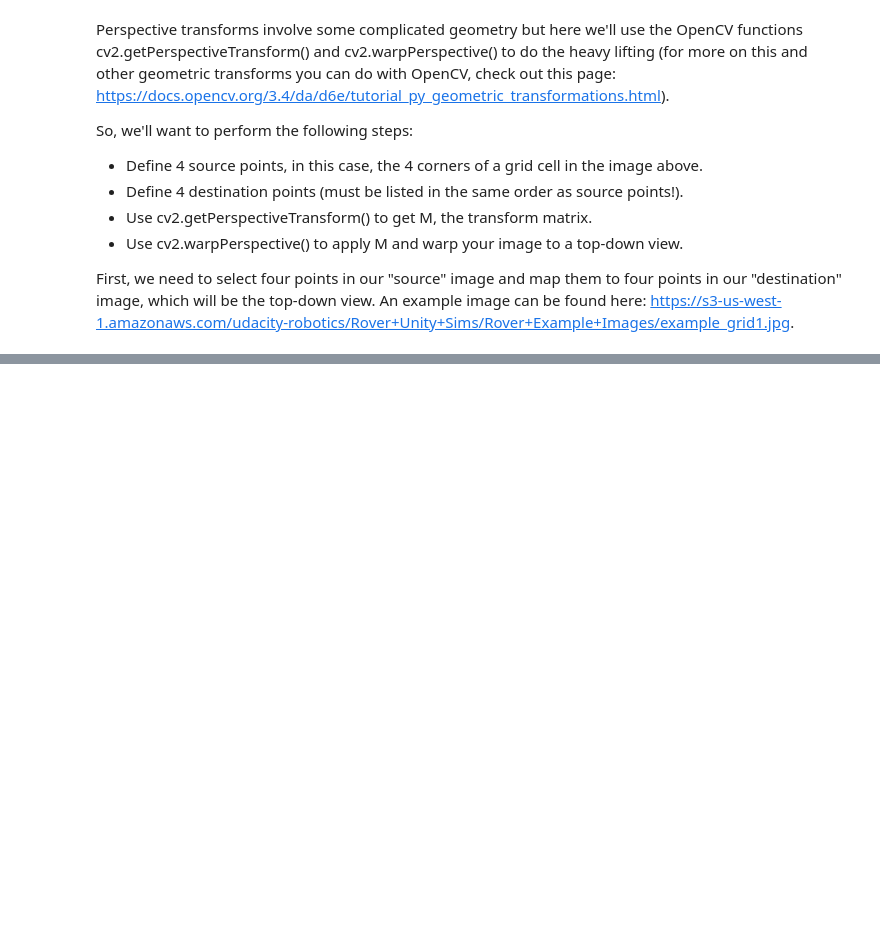
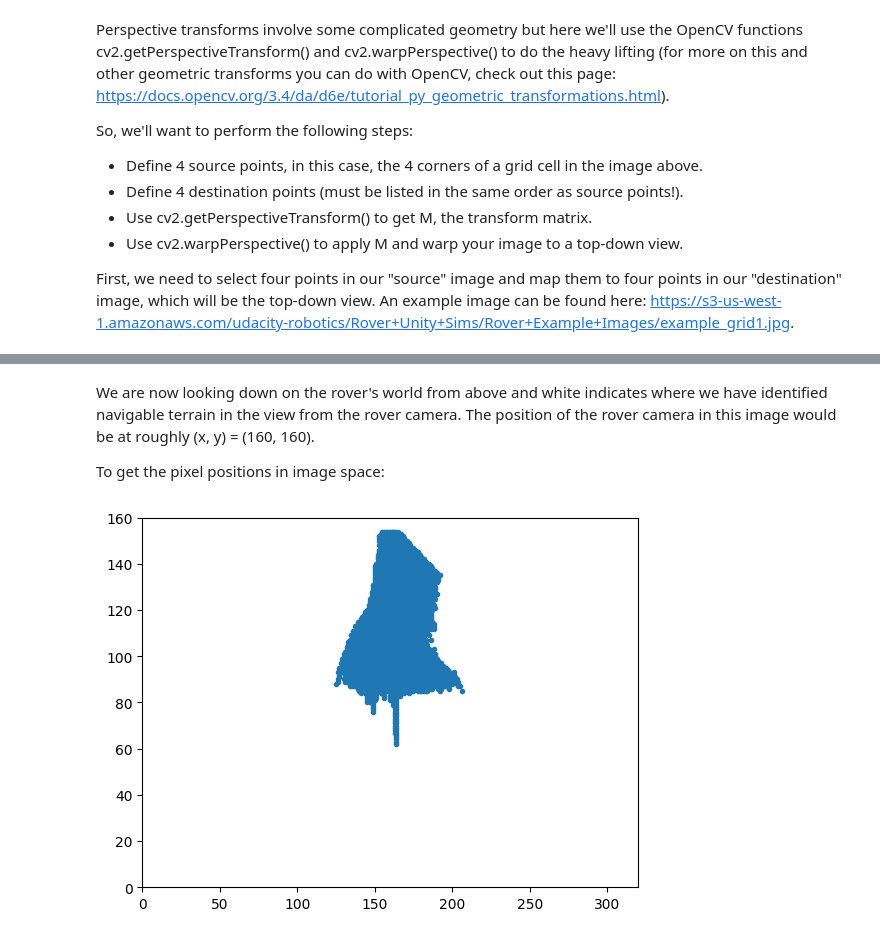
Before and after one commit to mohamed-mkh15/Search-and-Sample-Return, a Jupyter notebook: Search_and_Sample_Return.ipynb, the cells around one changed output, grey strips where cells are left out. Drawn from its saved outputs; the diff is of its cells as text; code cells hidden in the pictures; blank space fills up the shorter version.

```diff
--- a/Search_and_Sample_Return.ipynb
+++ b/Search_and_Sample_Return.ipynb
@@ -164,0 +269,12 @@ cid = fig.canvas.mpl_connect('button_press_event', onclick)
+# %% [markdown]
+We are now looking down on the rover's world from above and white indicates where we have identified navigable terrain in the view from the rover camera. The position of the rover camera in this image would be at roughly (x, y) = (160, 160).
+
+To get the pixel positions in image space:
+# %%
+ypos, xpos = colorsel3.nonzero()
+plt.plot(xpos, ypos, '.')
+plt.xlim(0, 320)
+plt.ylim(0, 160)
+plt.show()
+# %% [output]
+[figure, added]
```
Also changed, not shown: parts of 20 cells of this notebook.
